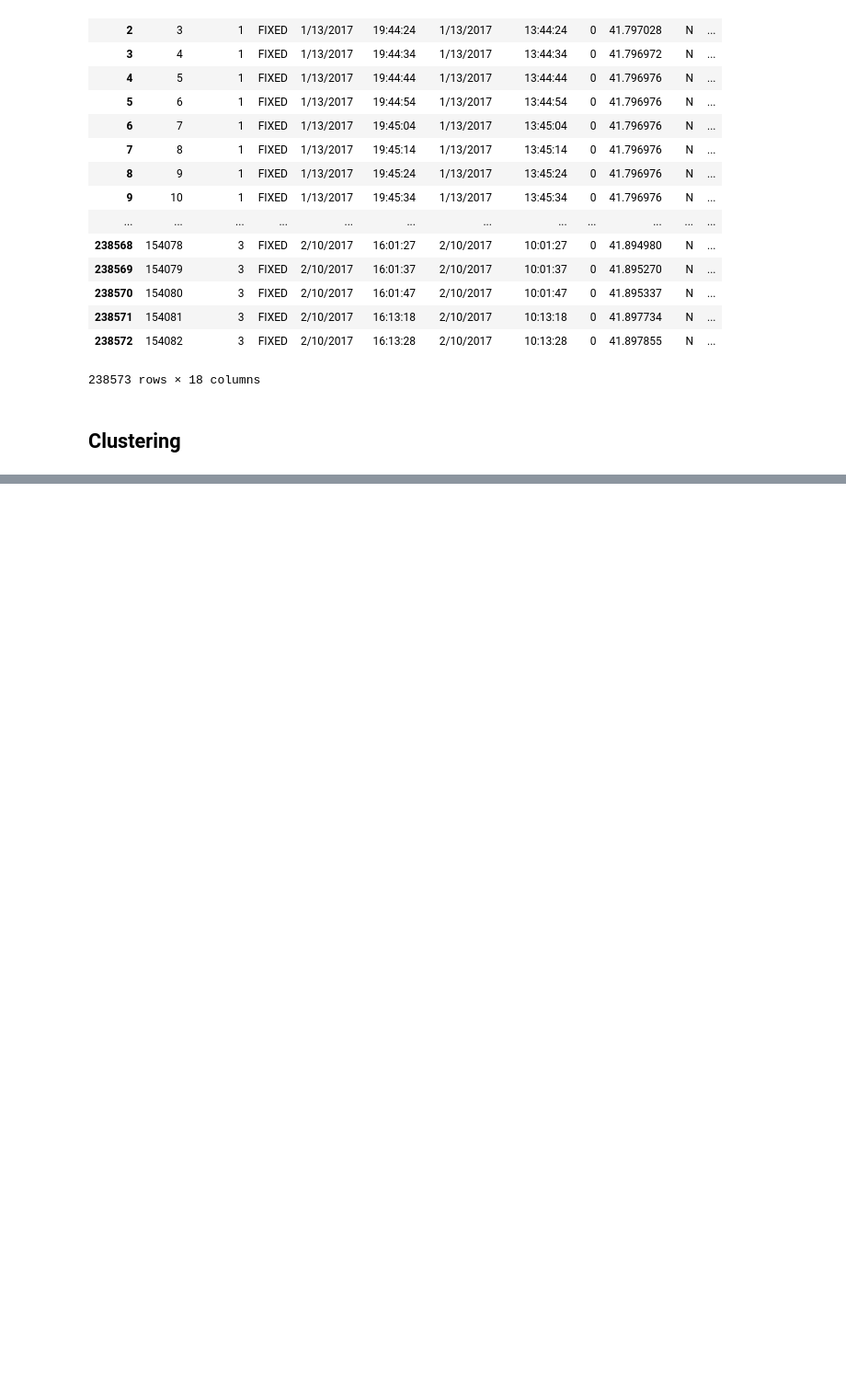
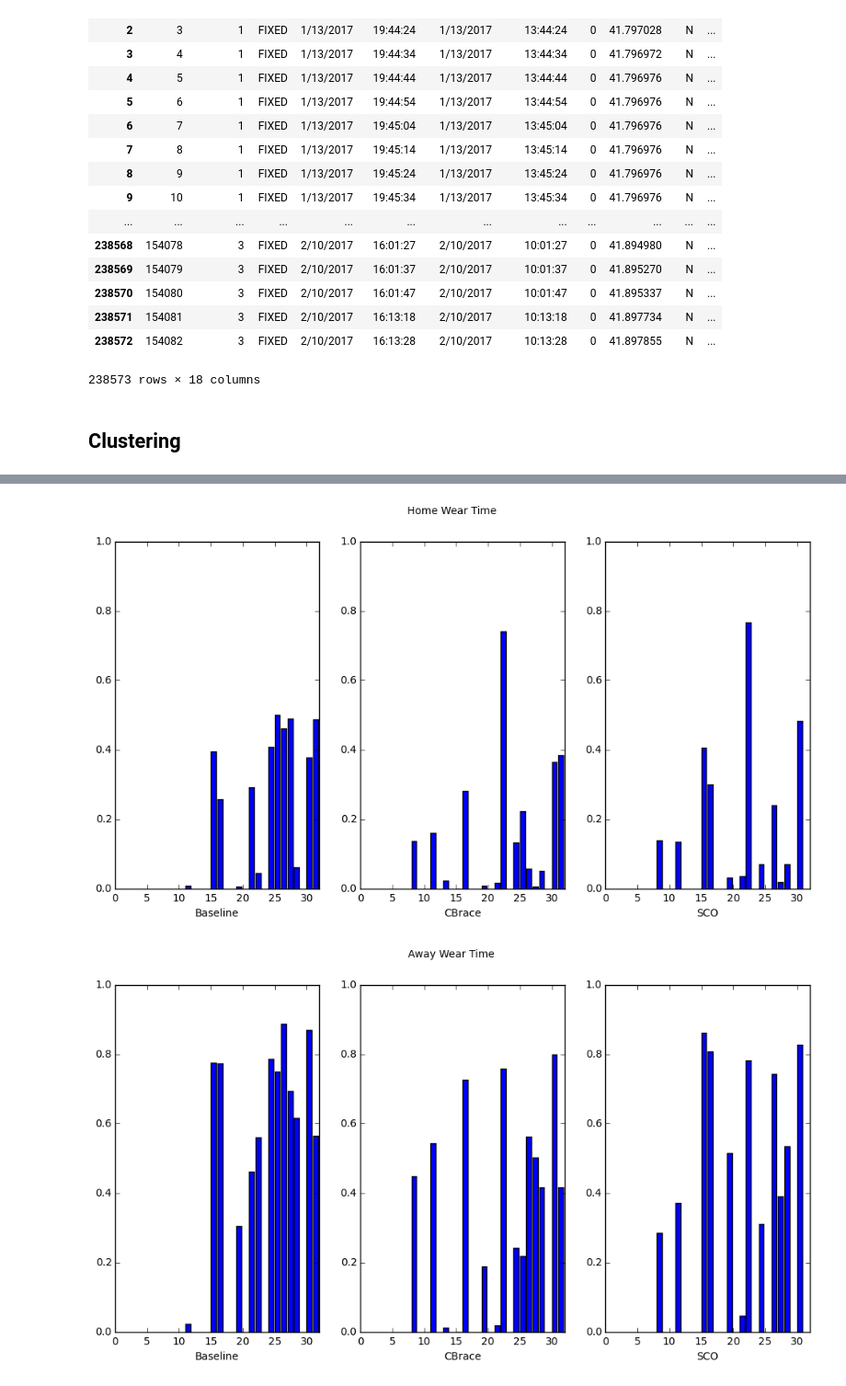
Before and after one commit to Luke3D/CbrAnalysis, a Jupyter notebook: GPS_test.ipynb, the cells around one changed output, grey strips where cells are left out. Shown at 92% size. Saved outputs shown, nothing was run; the diff lists cells and outputs as text; code cells hidden in the pictures; blank space fills up the shorter version.

```diff
--- a/GPS_test.ipynb
+++ b/GPS_test.ipynb
@@ -146,0 +374,32 @@ s1
+# %%
+DHome = {};
+DMean = {};
+
+for C in Results.items:
+
+    DHome[C] = Results[C].apply(getWTimeHome,axis=1)
+    DMean[C] = Results[C].apply(getWTimeAverage,axis=1).apply(np.mean)
+
+WTHome = pd.DataFrame(DHome)
+WTMean = pd.DataFrame(DMean)
+# %%
+fig = plt.figure(figsize=(12,6))
+fig.suptitle('Home Wear Time')
+for i, C in enumerate(WTHome.columns):
+    ax = fig.add_subplot(1,3,i+1)
+    ax.bar(range(1,32),np.asarray(WTHome[C]))
+    ax.set_xlim(left = 0, right = 32)
+    ax.set_ylim(0,1)
+    ax.set_xlabel(C)
+
+fig = plt.figure(figsize=(12,6))
+fig.suptitle('Away Wear Time')
+for i, C in enumerate(WTMean.columns):
+    ax = fig.add_subplot(1,3,i+1)
+    ax.bar(range(1,32),np.asarray(WTMean[C]))
+    ax.set_xlim(left = 0, right = 32)
+    ax.set_ylim(0,1)
+    ax.set_xlabel(C)
+# %% [output]
+[figure, added]
+[figure, added]
```
Also changed, not shown: parts of 36 cells of this notebook.
